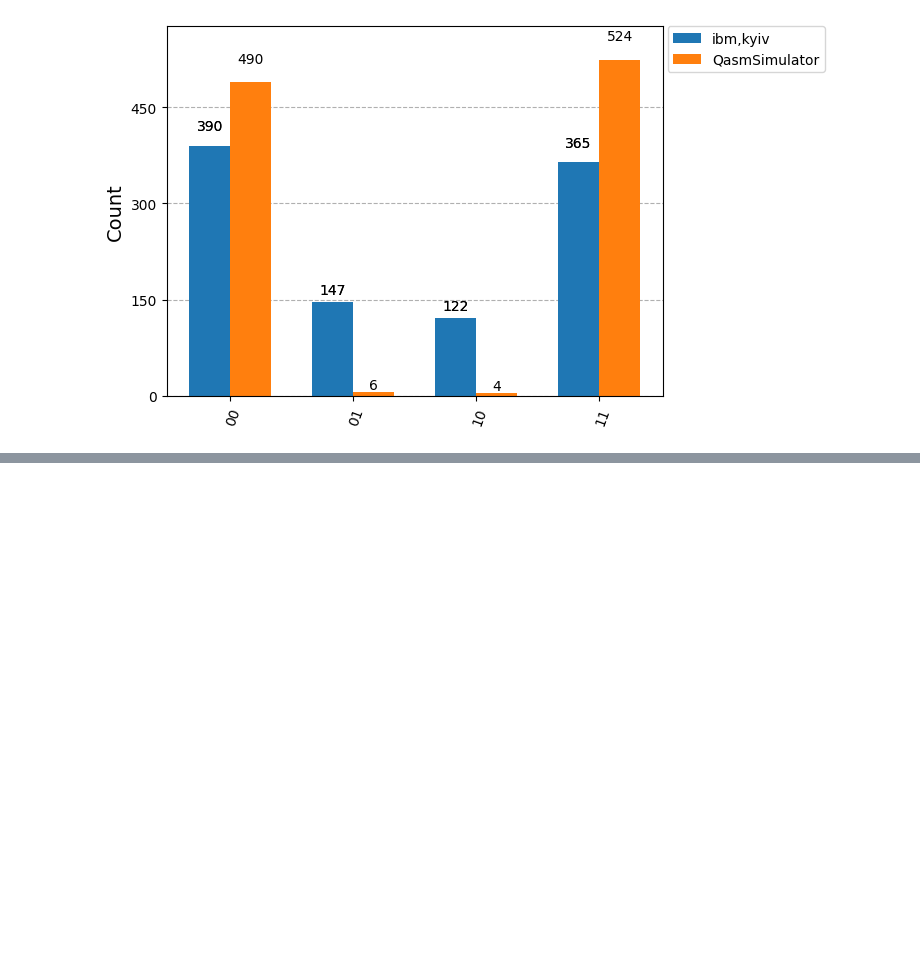
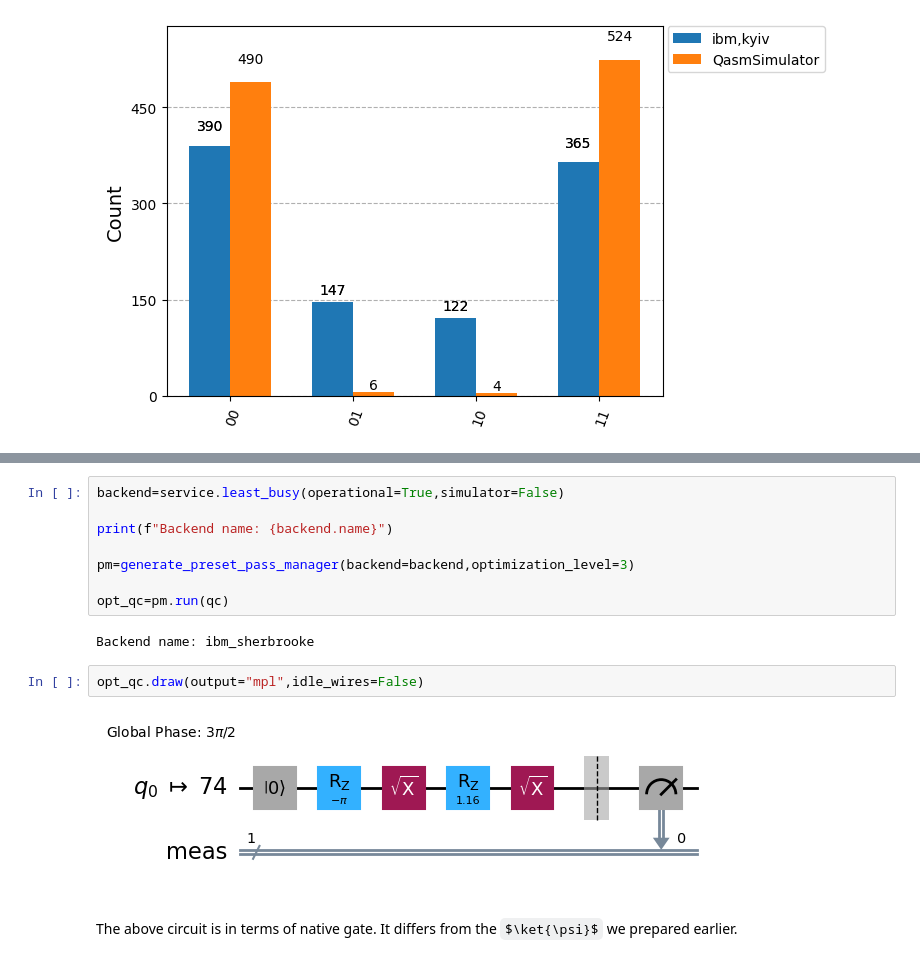
Before and after one commit to RajatSaha1106/Qiskit-Fundamentals, a Jupyter notebook: Experimental Quantum Embedding.ipynb, the cells around one changed output, grey strips where cells are left out. Saved outputs shown, nothing was run; the diff lists cells and outputs as text; some formulas as TeX source; blank space fills up the shorter version.

```diff
--- a/Experimental Quantum Embedding.ipynb
+++ b/Experimental Quantum Embedding.ipynb
@@ -263,0 +299,16 @@ plot_histogram([Result_dict["ibm_kyiv"],Result_dict["Qasm"]],legend=["ibm,kyiv",
+# %%
+backend=service.least_busy(operational=True,simulator=False)
+
+print(f"Backend name: {backend.name}")
+
+pm=generate_preset_pass_manager(backend=backend,optimization_level=3)
+
+opt_qc=pm.run(qc)
+# %% [output]
+Backend name: ibm_sherbrooke
+# %%
+opt_qc.draw(output="mpl",idle_wires=False)
+# %% [output]
+[figure, added]
+# %% [markdown]
+The above circuit is in terms of native gate. It differs from the $\ket{\psi}$ we prepared earlier.
```
Also changed, not shown: parts of 7 cells of this notebook.
